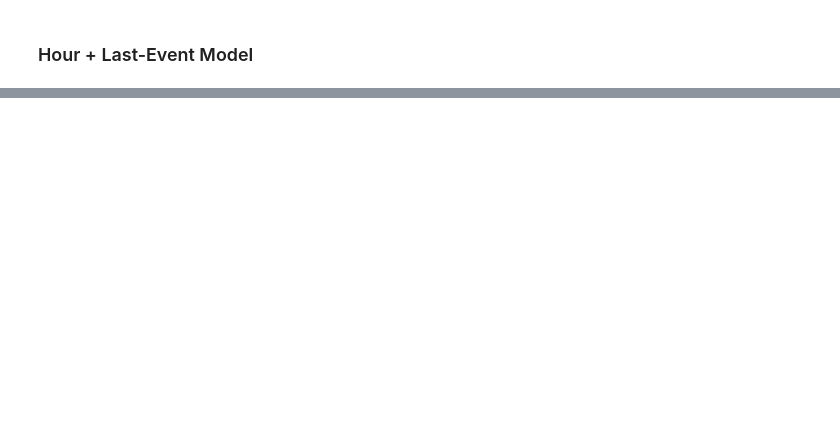
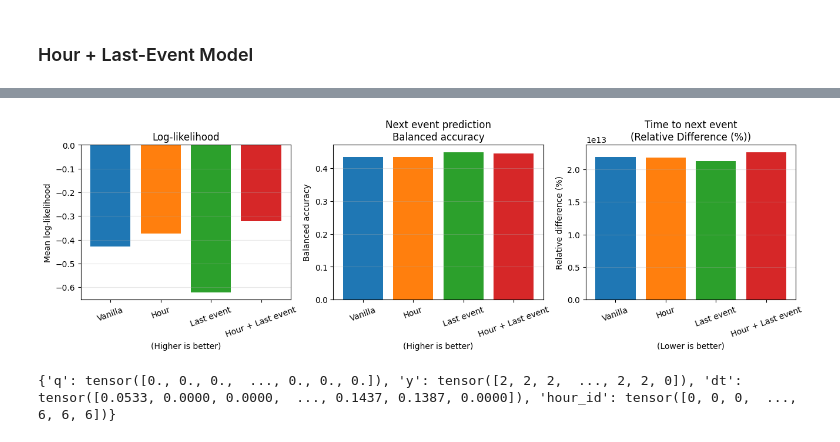
Before and after one commit to archer-paul/DeepQR-Microstructure, a Jupyter notebook: deepNN.ipynb, the cells around one changed output, grey strips where cells are left out. Cells and saved outputs as stored; diff of their text form; code cells hidden in the pictures; blank space fills up the shorter version.

Commit message:
INTEL MODEL

```diff
--- a/deepNN.ipynb
+++ b/deepNN.ipynb
@@ -312,0 +418,16 @@ plt.show()
+# %%
+results = {
+    "Vanilla": evaluate_dqr_model(model_vanilla, data_vanilla),
+    "Hour": evaluate_dqr_model(model_hour, data_hour),
+    "Last event": evaluate_dqr_model(model_last_event, data_last_event),
+    "Hour + Last event": evaluate_dqr_model(model_hour_last_event, data_hour_last_event),
+}
+
+results
+plot_figure3(results)
+# %% [output]
+[figure, added]
+# %%
+print(data_hour)
+# %% [output]
+{'q': tensor([0., 0., 0.,  ..., 0., 0., 0.]), 'y': tensor([2, 2, 2,  ..., 2, 2, 0]), 'dt': tensor([0.0533, 0.0000, 0.0000,  ..., 0.1437, 0.1387, 0.0000]), 'hour_id': tensor([0, 0, 0,  ..., 6, 6, 6])}
```
Also changed, not shown: parts of 14 cells of this notebook, 4 other files.
